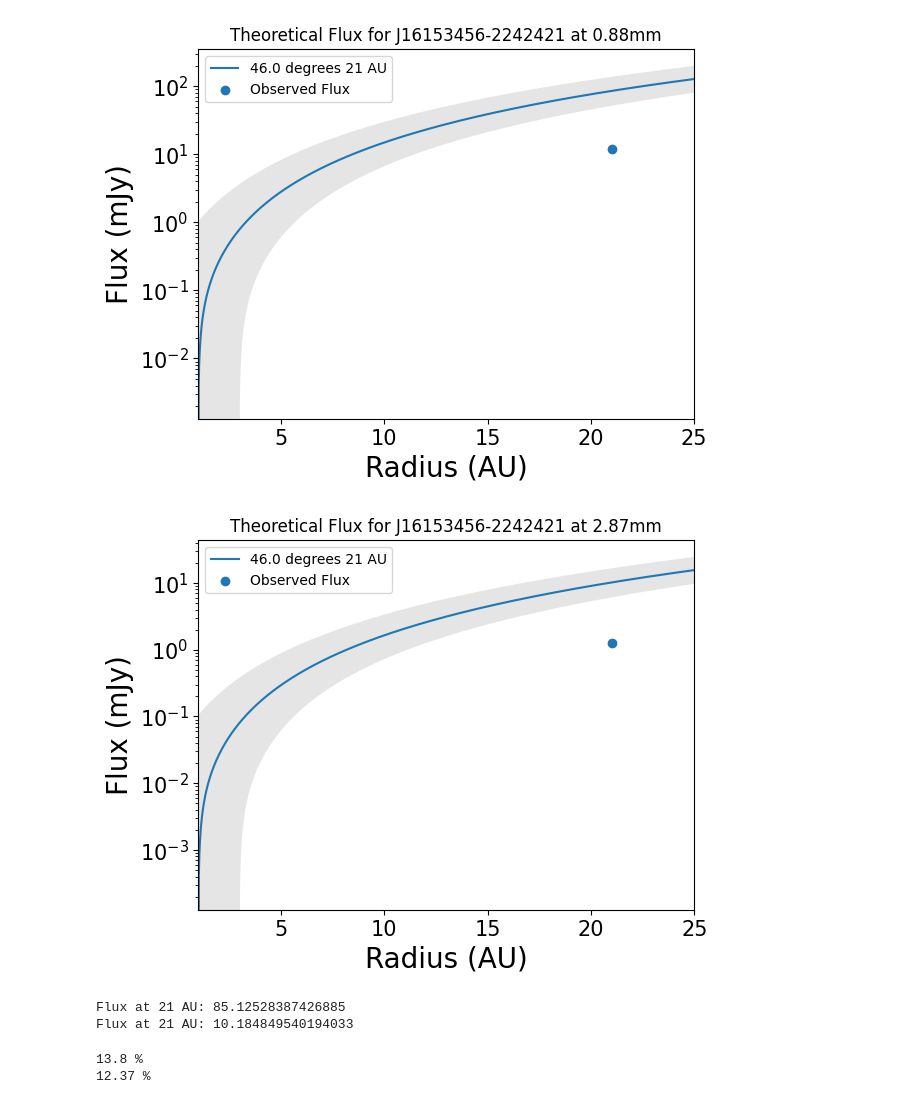
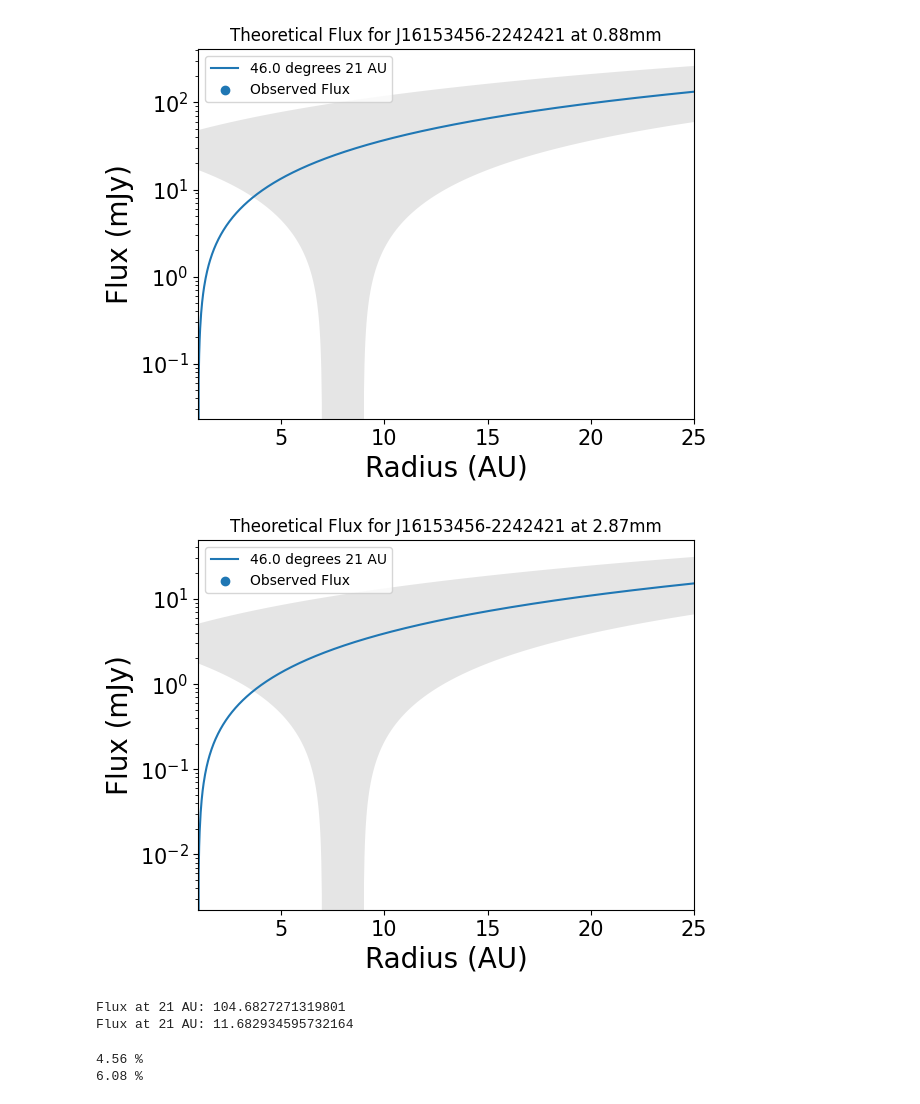
Before and after one commit to Maurone7/Upper-Sco-2022, a Jupyter notebook: theoretical_vs_measured_flux.ipynb, the cells around one changed output. Cells and saved outputs as stored; diff of their text form; code cells hidden in the pictures.

```diff
--- a/theoretical_vs_measured_flux.ipynb
+++ b/theoretical_vs_measured_flux.ipynb
@@ -20,8 +20,9 @@ L_sun = constants.L_sun.cgs.value
 c = constants.c.cgs.value
 
 # Defining the star's name and finding its index in the data list
-star_name = "J16153456-2242421"
+star_name = "J16141107-2305362"
 index_star = source_list_garrett.index(star_name)
+
 
 # Defining some values that can be changed to produce different results
 flaring = 0.02
@@ -33,8 +34,9 @@ sur_den_0 = surface_density_list[index_star]
 
 temperature_star = temperature_list_van_der_plas[index_star]
 AU_in_cm = 1.5 * 10 ** 13
-d = distances_updated_upper_sco[index_star] * AU_in_cm
-R_in = 1 *AU_in_cm
+pc_in_cm = 3.086 * 10 ** 18
+d = distances_updated_upper_sco[index_star] * pc_in_cm
+R_in = 1 * AU_in_cm
 R_out = radius_dust_updated[index_star] * AU_in_cm
 R_out_list = np.linspace(1, 25, 1000) * AU_in_cm
 R_out_lower_error = lower_bound_radius_updated[index_star] * AU_in_cm
@@ -57,8 +59,8 @@ def integrated_planck_radius(R_in, R_out, temperature):
     Integrates the Planck function multiplied by the radius from R_in to R_out.
     Returns the result in units of erg/s/cm^2.
     """
-    function_to_integrate = lambda R, temperature: 4*np.pi*R**2*planck_function_frequency(c/wavelength, temperature)
-    result, _ = quad(function_to_integrate, R_in, R_out, args=(temperature,))
+    function_to_integrate = lambda R, temperature: R*planck_function_frequency(c/wavelength, temperature)
+    result, _ = quad(function_to_integrate, R_in, R_out, args=(temperature))
     return result
 
 def passive_T(R, L_star, flaring=0.02):
@@ -69,8 +71,14 @@ def final(i, d, R_in, R_out, L_star):
     """
     Calculates the flux from the dust at a given inclination angle (i).
     """
-    theoretical_flux = 2 * np.pi * np.cos(i) * integrated_planck_radius(R_in, R_out, passive_T(R_out, L_star, flaring=0.02)) / (d**2)
+    theoretical_flux = 10 ** 26 * 2 * np.pi * np.cos(i) * integrated_planck_radius(R_in, R_out, passive_T(R_out, L_star, flaring=0.02)) / (d**2)
     return theoretical_flux
+
+def spectral_index(flux_density_1, flux_density_2, wavelength_1, wavelength_2):
+    numerator = np.log10(flux_density_2/flux_density_1)
+    denominator = np.log10(wavelength_2/wavelength_1)
+    return numerator/denominator
+
 
 i = 46 * np.pi/180
 i_lower_error = 21 * np.pi/180
@@ -119,40 +127,40 @@ if __name__ == '__main__':
 
 
     plt.show()
 
     fig, ax = plt.subplots()
     plt.plot(R_out_list/AU_in_cm, flux_values_2_87mm, label= str(i) + " degrees " + str(21) + " AU")
     #plt.plot(R_out_list/AU_in_cm, flux_values_2_87mm_lower_error, label= str(i - i_lower_error) + " degrees " + str(21 + R_out_upper_error/AU_in_cm) + " AU")
     #plt.plot(R_out_list/AU_in_cm, flux_values_2_87mm_upper_error, label= str(i + i_upper_error) + " degrees " + str(21 + R_out_lower_error/AU_in_cm) + " AU")
     plt.fill_between(R_out_list/AU_in_cm, flux_values_2_87mm_lower_error, flux_values_2_87mm_upper_error, alpha=0.2, facecolor='gray')
     plt.scatter(radius_dust_updated[index_star], flux_list_2_87mm_garrett[index_star], label='Observed Flux')
     plt.xlim(1,25)
 
     plt.title("Theoretical Flux for J16153456-2242421 at 2.87mm")
     plt.xlabel("Radius (AU)", fontsize=20), plt.ylabel("Flux (mJy)", fontsize=20)
     plt.legend()
     plt.yscale('log')
     plt.savefig('J16153456-2242421 theoretical and measured flux 2.87mm.png')
     ax.tick_params(which='both', labelsize=15)
 
     plt.show()
 
 
 i = 46 * np.pi/180
 wavelength = 0.088
 flux_21AU_0_88mm = final(i, d, R_in, 21 * AU_in_cm, L_star)
 print('Flux at 21 AU:', flux_21AU_0_88mm)
 wavelength = 0.287
 flux_21AU_2_87mm = final(i, d, R_in, 21 * AU_in_cm, L_star)
 print('Flux at 21 AU:', flux_21AU_2_87mm)
 # %% [output]
-[figure, old version]
+[figure, new version]
-[figure, old version]
+[figure, new version]
-Flux at 21 AU: 85.12528387426885
-Flux at 21 AU: 10.184849540194033
+Flux at 21 AU: 104.6827271319801
+Flux at 21 AU: 11.682934595732164
 # %%
 print(round(flux_barenfeld_0_88mm_updated[index_star]/flux_21AU_0_88mm * 100, 2), '%')
 print(round(flux_list_2_87mm_garrett[index_star]/flux_21AU_2_87mm * 100, 2), '%')
 # %% [output]
-13.8 %
-12.37 %
+4.56 %
+6.08 %
```
Also changed, not shown: parts of 6 cells of this notebook, 4 other files.
